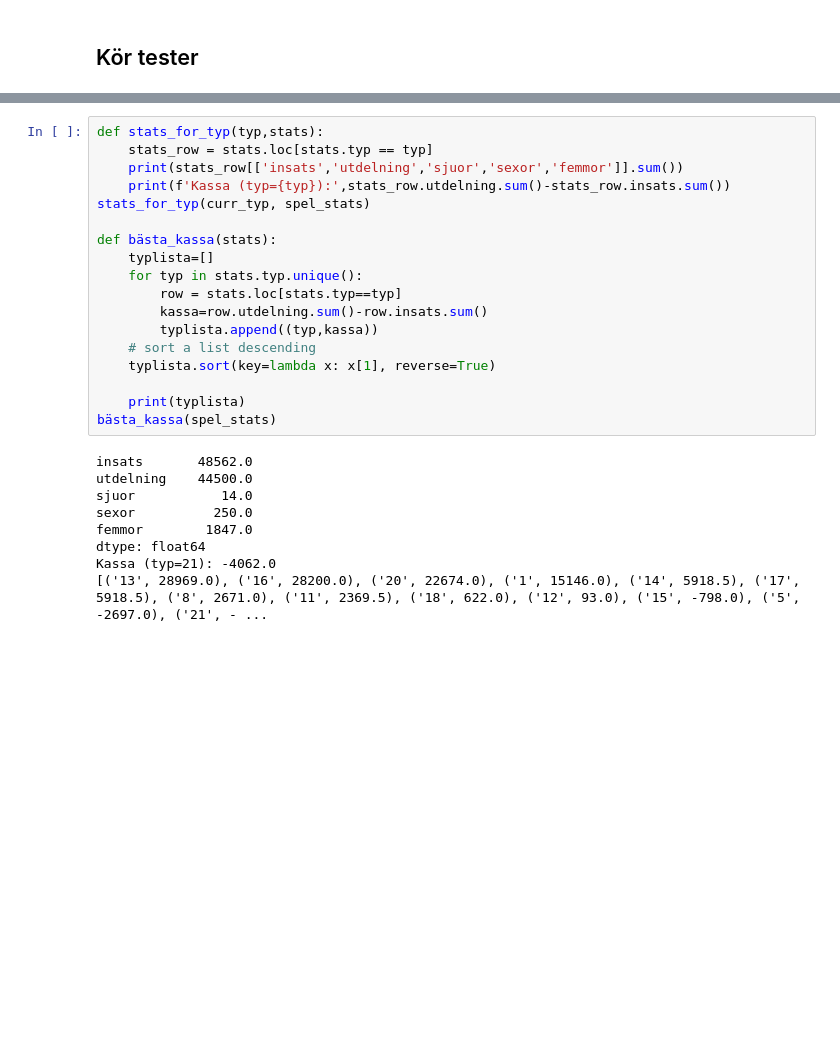
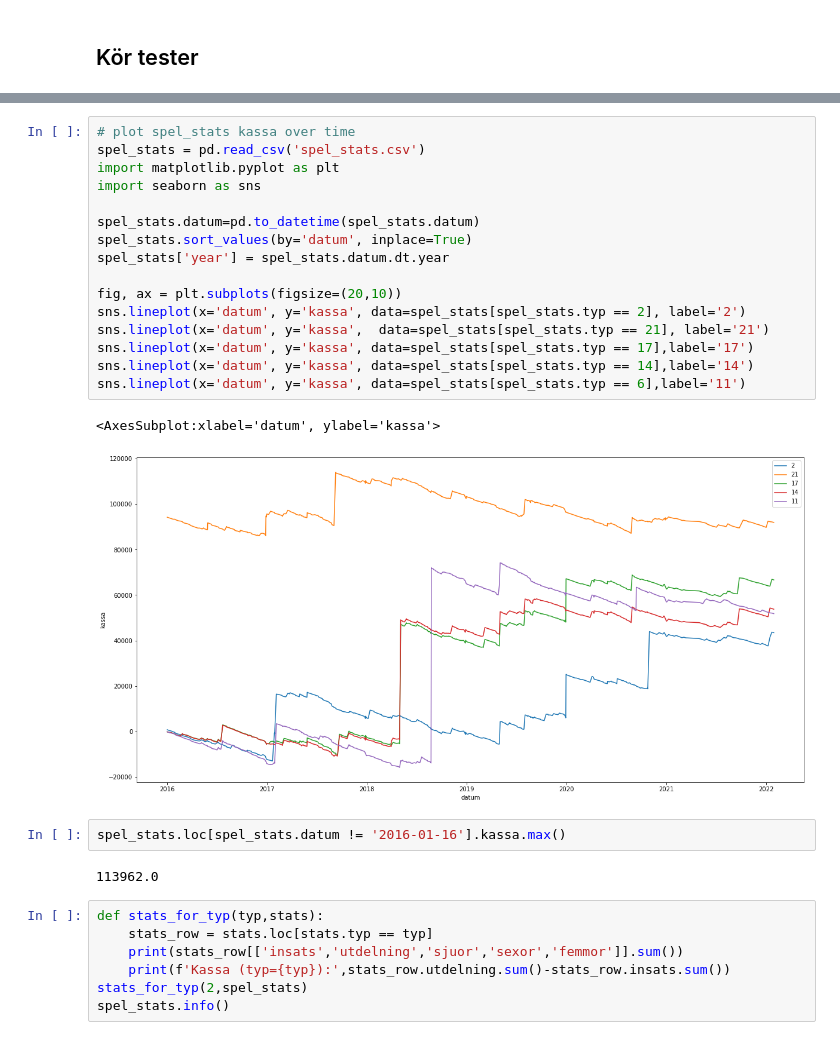
Before and after one commit to carokanns/Trav, a Jupyter notebook: spel/v75_tester/kolla_nya_fearures.ipynb, the cells around one changed output, grey strips where cells are left out. Cells and saved outputs as stored; diff of their text form; blank space fills up the shorter version.

```diff
--- a/spel/v75_tester/kolla_nya_fearures.ipynb
+++ b/spel/v75_tester/kolla_nya_fearures.ipynb
@@ -610,28 +641,31 @@ spel_stats.to_csv('spel_stats.csv', index=False)
+# %%
+# plot spel_stats kassa over time
+spel_stats = pd.read_csv('spel_stats.csv')
+import matplotlib.pyplot as plt
+import seaborn as sns
+
+spel_stats.datum=pd.to_datetime(spel_stats.datum)
+spel_stats.sort_values(by='datum', inplace=True)
+spel_stats['year'] = spel_stats.datum.dt.year
+
+fig, ax = plt.subplots(figsize=(20,10))
+sns.lineplot(x='datum', y='kassa', data=spel_stats[spel_stats.typ == 2], label='2')
+sns.lineplot(x='datum', y='kassa',  data=spel_stats[spel_stats.typ == 21], label='21')
+sns.lineplot(x='datum', y='kassa', data=spel_stats[spel_stats.typ == 17],label='17')
+sns.lineplot(x='datum', y='kassa', data=spel_stats[spel_stats.typ == 14],label='14')
+sns.lineplot(x='datum', y='kassa', data=spel_stats[spel_stats.typ == 6],label='11')
+# %% [output]
+<AxesSubplot:xlabel='datum', ylabel='kassa'>
+[figure, added]
+# %%
+spel_stats.loc[spel_stats.datum != '2016-01-16'].kassa.max()
+# %% [output]
+113962.0
 # %%
 def stats_for_typ(typ,stats):
     stats_row = stats.loc[stats.typ == typ]
     print(stats_row[['insats','utdelning','sjuor','sexor','femmor']].sum())
     print(f'Kassa (typ={typ}):',stats_row.utdelning.sum()-stats_row.insats.sum())
-stats_for_typ(curr_typ, spel_stats)
-
-def bästa_kassa(stats):
-    typlista=[]
-    for typ in stats.typ.unique():
-        row = stats.loc[stats.typ==typ]
-        kassa=row.utdelning.sum()-row.insats.sum()
-        typlista.append((typ,kassa))
-    # sort a list descending
-    typlista.sort(key=lambda x: x[1], reverse=True)
-
-    print(typlista)
-bästa_kassa(spel_stats)
+stats_for_typ(2,spel_stats)
+spel_stats.info()
-# %% [output]
-insats       48562.0
-utdelning    44500.0
-sjuor           14.0
-sexor          250.0
-femmor        1847.0
-dtype: float64
-Kassa (typ=21): -4062.0
-[('13', 28969.0), ('16', 28200.0), ('20', 22674.0), ('1', 15146.0), ('14', 5918.5), ('17', 5918.5), ('8', 2671.0), ('11', 2369.5), ('18', 622.0), ('12', 93.0), ('15', -798.0), ('5', -2697.0), ('21', - ...
 # %%
```
Also changed, not shown: parts of 12 cells of this notebook, 19 other files.
